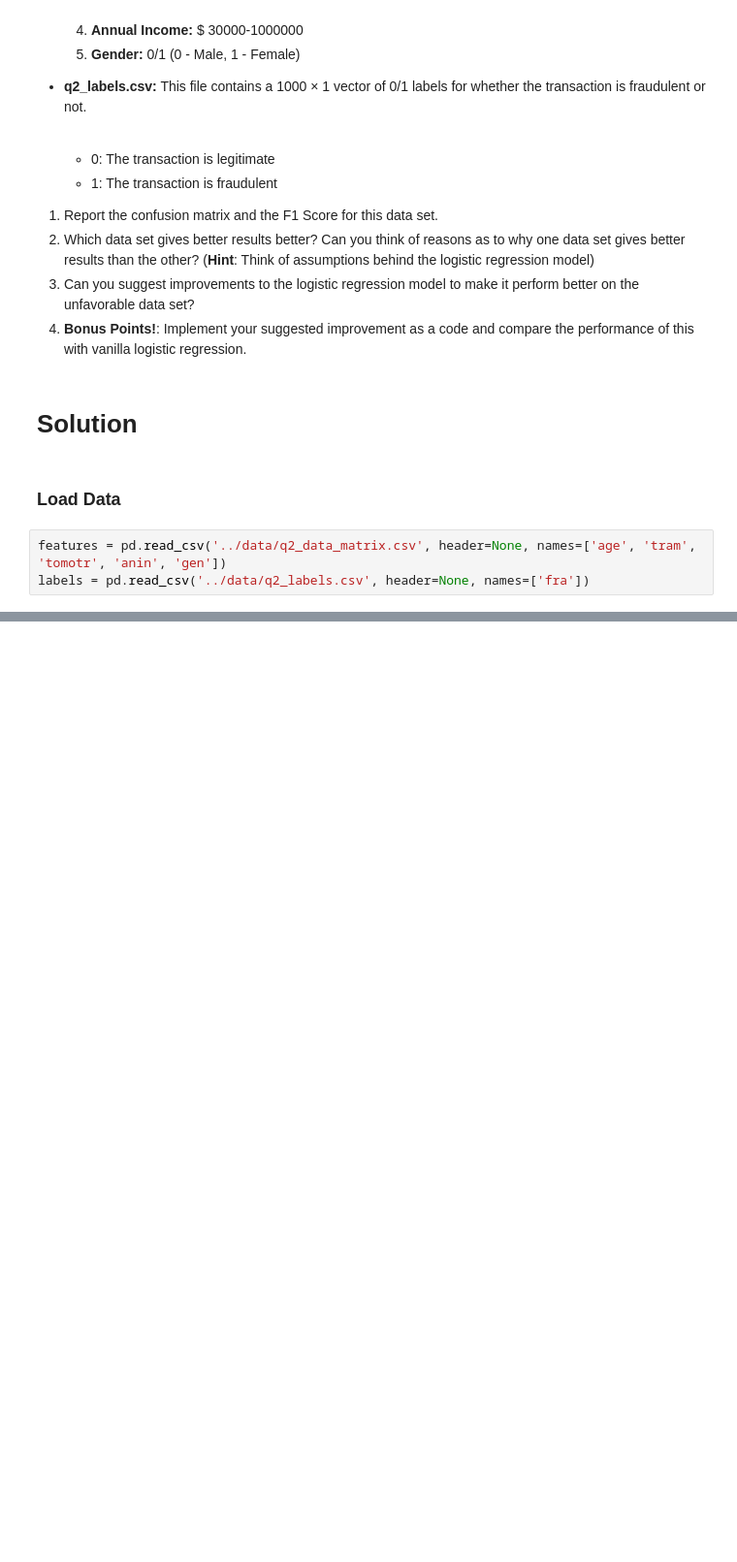
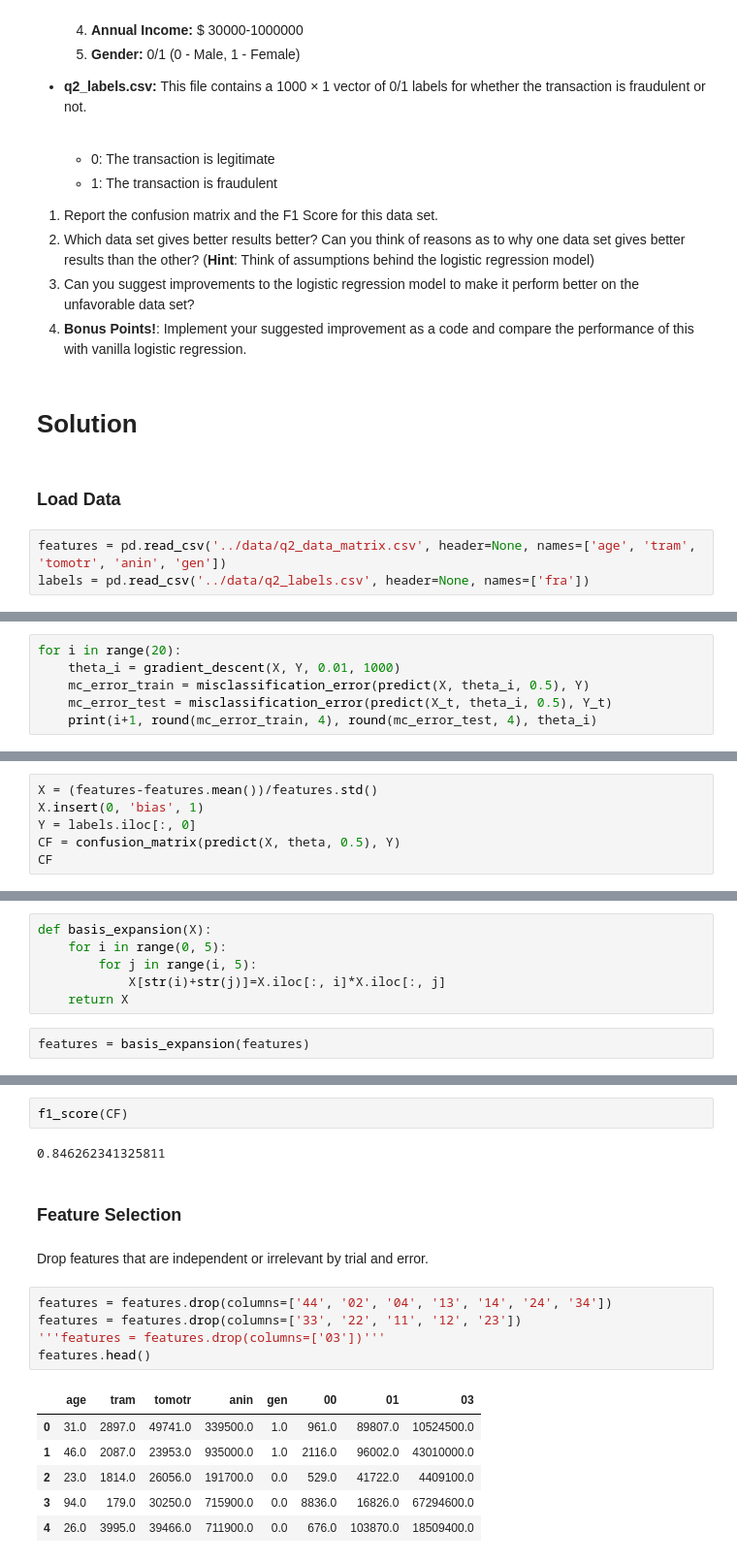
Before and after one commit to abinthomasonline/CH5019, a Jupyter notebook: notebook/Term Project.ipynb, the cells around one changed output, grey strips where cells are left out. Shown at 97% size. Saved outputs shown, nothing was run; the diff lists cells and outputs as text; blank space fills up the shorter version.

```diff
--- a/notebook/Term Project.ipynb
+++ b/notebook/Term Project.ipynb
@@ -308,0 +471,6 @@ labels = pd.read_csv('../data/q2_labels.csv', header=None, names=['fra'])
+# %%
+for i in range(20):
+    theta_i = gradient_descent(X, Y, 0.01, 1000)
+    mc_error_train = misclassification_error(predict(X, theta_i, 0.5), Y)
+    mc_error_test = misclassification_error(predict(X_t, theta_i, 0.5), Y_t)
+    print(i+1, round(mc_error_train, 4), round(mc_error_test, 4), theta_i)
@@ -308,0 +502,6 @@ labels = pd.read_csv('../data/q2_labels.csv', header=None, names=['fra'])
+# %%
+X = (features-features.mean())/features.std()
+X.insert(0, 'bias', 1)
+Y = labels.iloc[:, 0]
+CF = confusion_matrix(predict(X, theta, 0.5), Y)
+CF
@@ -308,0 +532,8 @@ labels = pd.read_csv('../data/q2_labels.csv', header=None, names=['fra'])
+# %%
+def basis_expansion(X):
+    for i in range(0, 5):
+        for j in range(i, 5):
+            X[str(i)+str(j)]=X.iloc[:, i]*X.iloc[:, j]
+    return X
+# %%
+features = basis_expansion(features)
@@ -308,0 +606,20 @@ labels = pd.read_csv('../data/q2_labels.csv', header=None, names=['fra'])
+# %%
+f1_score(CF)
+# %% [output]
+0.846262341325811
+# %% [markdown]
+### Feature Selection
+# %% [markdown]
+Drop features that are independent or irrelevant by trial and error.
+# %%
+features = features.drop(columns=['44', '02', '04', '13', '14', '24', '34'])
+features = features.drop(columns=['33', '22', '11', '12', '23'])
+'''features = features.drop(columns=['03'])'''
+features.head()
+# %% [output]
+|  | age | tram | tomotr | anin | gen | 00 | 01 | 03 |
+| 0 | 31.0 | 2897.0 | 49741.0 | 339500.0 | 1.0 | 961.0 | 89807.0 | 10524500.0 |
+| 1 | 46.0 | 2087.0 | 23953.0 | 935000.0 | 1.0 | 2116.0 | 96002.0 | 43010000.0 |
+| 2 | 23.0 | 1814.0 | 26056.0 | 191700.0 | 0.0 | 529.0 | 41722.0 | 4409100.0 |
+| 3 | 94.0 | 179.0 | 30250.0 | 715900.0 | 0.0 | 8836.0 | 16826.0 | 67294600.0 |
+| 4 | 26.0 | 3995.0 | 39466.0 | 711900.0 | 0.0 | 676.0 | 103870.0 | 18509400.0 |
```
Also changed, not shown: parts of 51 cells of this notebook.
